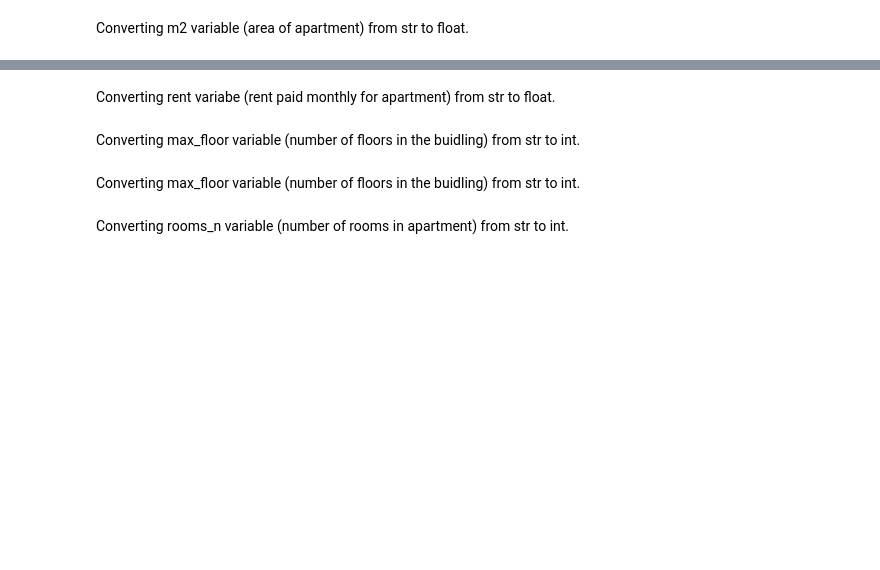
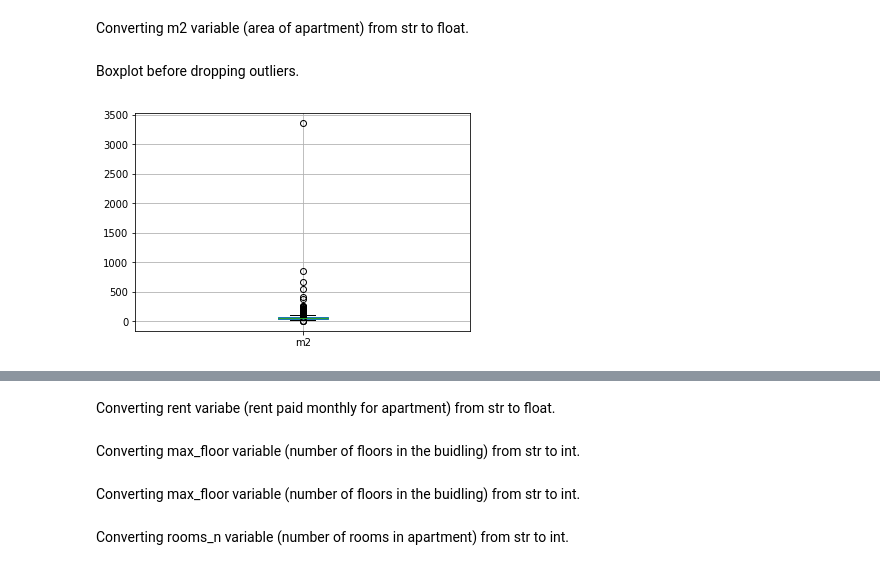
Before and after one commit to klosmichal/otodom, a Jupyter notebook: Otodom.ipynb, the cells around one changed output, grey strips where cells are left out. Cells and saved outputs as stored; diff of their text form; code cells hidden in the pictures; blank space fills up the shorter version.

```diff
--- a/Otodom.ipynb
+++ b/Otodom.ipynb
@@ -139,3 +99,9 @@ data = pd.concat([data, address_df], axis=1)
 Converting m2 variable (area of apartment) from str to float.
 # %%
 data["m2"] = data["m2"].str.replace(" m²","").str.replace(",", ".").str.replace(" ", "").astype(float)
+# %% [markdown]
+Boxplot before dropping outliers.
+# %%
+data.boxplot(column="m2");
+# %% [output]
+[figure, added]
```
Also changed, not shown: parts of 91 cells of this notebook, 1 other file.
